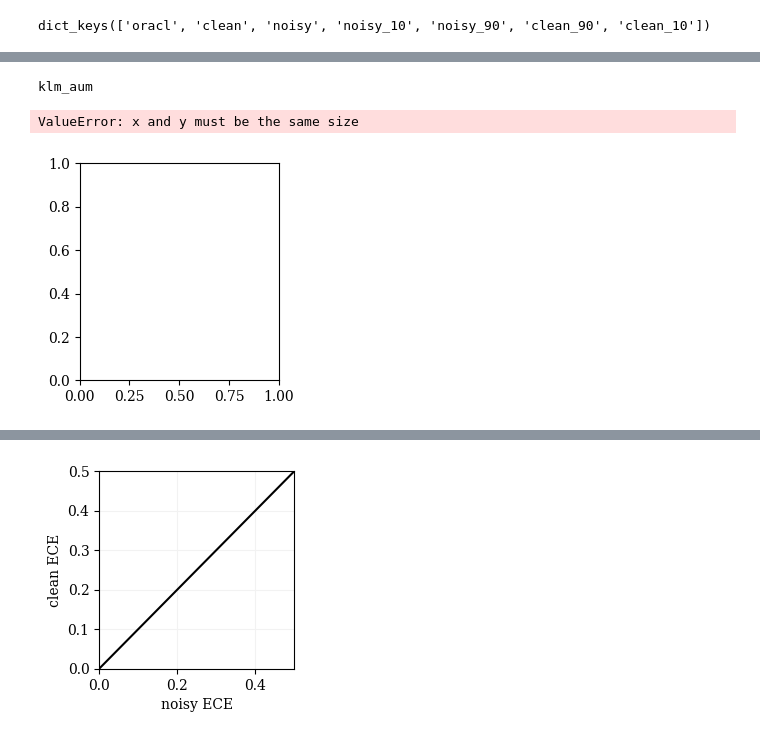
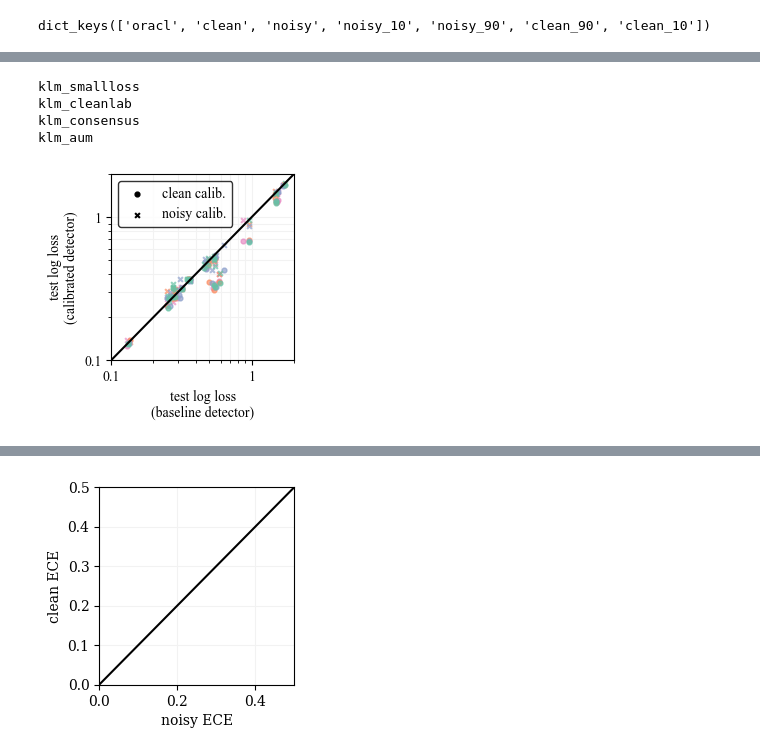
Before and after one commit to Orange-OpenSource/mislabeled-benchmark, a Jupyter notebook: analysis_calib.ipynb, the cells around one changed output, grey strips where cells are left out. Saved outputs shown, nothing was run; the diff lists cells and outputs as text; code cells hidden in the pictures.

```diff
--- a/analysis_calib.ipynb
+++ b/analysis_calib.ipynb
@@ -34,11 +34,9 @@ def custom_grid(axis):
 # %%
 all_results = dict()
 # %%
-all_results['allclass'] = dict()
+all_results["allclass"] = dict()
 for prefix, result_dir in result_dirs:
-    all_results['allclass'][prefix] = load_estim(
-        result_dir=result_dir
-    )
+    all_results["allclass"][prefix] = load_estim(result_dir=result_dir)
 # %%
 detectors = np.unique(
     np.concatenate([r.detector_name.unique() for r in all_results['allclass'].values()])
@@ -128,17 +142,16 @@ detect_pretty_name = {
 bm_pretty_name = {"klm": "KLM", "gb": "GBT"}
 # %%
 from matplotlib import colormaps
+import seaborn as sns
 
 # tab_colors = colormaps["tab20"]
-tab_colors = colormaps["tab10"]
+# tab_colors = colormaps["tab10"]
+tab_colors = sns.color_palette("Set2", len(detector_base))
 
 
 def detector_color(detector_name):
     base = detector_name.split(" ")[0]
-    mapping = {
-        d: tab_colors.colors[2 * i % len(tab_colors.colors)]
-        for i, d in enumerate(detector_base)
-    }
+    mapping = {d: tab_colors[i] for i, d in enumerate(detector_base)}
     return mapping[base]
 
 
@@ -293,7 +316,7 @@ for which, _all_res in [("allclass", all_results["allclass"])]:
         for cv_k, cv_function in [
             ("logl", lambda d, k: d[f"logl_{k}"].idxmin()),
             ("bacc", lambda d, k: d[f"bacc_{k}"].idxmax()),
-            ("ece", lambda d, k: d[f"bacc_{k}"].idxmax()),
+            ("ece", lambda d, k: d[f"ece_{k}"].idxmin()),
         ]:
             indices_oracl_cv = cv_function(
                 _all_res[prefix].groupby(["dataset_name", "detector_name"]), "test"
@@ -960,21 +1107,34 @@ klm_aum
 <Figure size 260.051x260.051 with 0 Axes>
 # %%
+default_calibration_size = 0.2
+
+
 def plot_perf_clean_vs_noisy_calib(suffix, k, exp_alt):
     logl_cv_weak = all_val_cv[exp_alt]["weak" + suffix]["logl"][k]
 
     tf.figure(width=TMLR_textwidth * (2 / 5), ratio=1, pad=0.5)
 
     for detector in set(detectors) - set(baselines) - set(["random"]):
-
-
-        if "adjusted" in detector or "calibrated" in detector or "nois" in detector or "gb" in detector or "forget" in detector:
+        if (
+            "adjusted" in detector
+            or "isotonic" in detector
+            or "sigmoid" in detector
+            or "nois" in detector
+            or "gb" in detector
+            or "forget" in detector
+        ):
             continue
 
         print(detector)
 
         perf_nothing = logl_cv_weak.loc[logl_cv_weak.index == f"{detector}"]
-        perf_noise = logl_cv_weak.loc[logl_cv_weak.index == f"{detector}_calibrated_noisy"]
-        perf_clean = logl_cv_weak.loc[logl_cv_weak.index == f"{detector}_calibrated"]
+        perf_noise = logl_cv_weak.loc[
+            logl_cv_weak.index
+            == f"{detector}_isotonic_noisy_{default_calibration_size}"
+        ]
+        perf_clean = logl_cv_weak.loc[
+            logl_cv_weak.index == f"{detector}_isotonic_{default_calibration_size}"
+        ]
 
         if perf_noise.shape != perf_clean.shape:
             return None
@@ -994,40 +1154,44 @@ def plot_perf_clean_vs_noisy_calib(suffix, k, exp_alt):
             s=12,
             alpha=0.7,
             marker="x",
         )
 
     xlims, ylims = plt.xlim(), plt.ylim()
     xy_min = min(xlims[0], ylims[0])
     xy_max = max(xlims[1], ylims[1])
 
     plt.plot([0.1, 2], [0.1, 2], color="black")
     plt.xlabel("test log loss\n(baseline detector)")
     plt.ylabel("test log loss\n(calibrated detector)")
 
     custom_grid(plt.gca())
     plt.xlim(1e-1, 2)
     plt.ylim(1e-1, 2)
     plt.xscale("log")
     plt.yscale("log")
 
-    plt.xticks(np.append(np.arange(0.1, 1, 0.1),2), [], minor=True)
-    plt.yticks(np.append(np.arange(0.1, 1, 0.1),2), [], minor=True)
+    plt.xticks(np.append(np.arange(0.1, 1, 0.1), 2), [], minor=True)
+    plt.yticks(np.append(np.arange(0.1, 1, 0.1), 2), [], minor=True)
     plt.xticks([0.1, 1], [0.1, 1], minor=False)
     plt.yticks([0.1, 1], [0.1, 1], minor=False)
     # plt.grid()
-    plt.scatter([], [], color="black", label=f"clean calib.", s=12)
-    plt.scatter([], [], color="black", label=f"noisy calib.", marker="x", s=12)
-    plt.legend()
+    plt.scatter([], [], color="black", label="clean calib.", s=12)
+    plt.scatter([], [], color="black", label="noisy calib.", marker="x", s=12)
+    plt.legend(edgecolor="black")
 
-    tf.savefig(f"figures/perf_clean_vs_noisy_calib_V2/{exp_alt}{suffix.replace('/','_')}")
+    tf.savefig(
+        f"figures/perf_clean_vs_noisy_calib/{exp_alt}{suffix.replace('/', '_')}"
+    )
     plt.show()
 
 
-if not os.path.exists("figures/perf_clean_vs_noisy_calib_V2"):
-    os.mkdir("figures/perf_clean_vs_noisy_calib_V2")
+if not os.path.exists("figures/perf_clean_vs_noisy_calib"):
+    os.mkdir("figures/perf_clean_vs_noisy_calib")
 
 plot_perf_clean_vs_noisy_calib(suffix="/klm", k="clean", exp_alt="allclass")
 # %% [output]
+klm_smallloss
+klm_cleanlab
+klm_consensus
 klm_aum
-ValueError: x and y must be the same size
-[figure, old version]
+[figure, new version]
```
Also changed, not shown: parts of 25 cells of this notebook, 6 other files.
